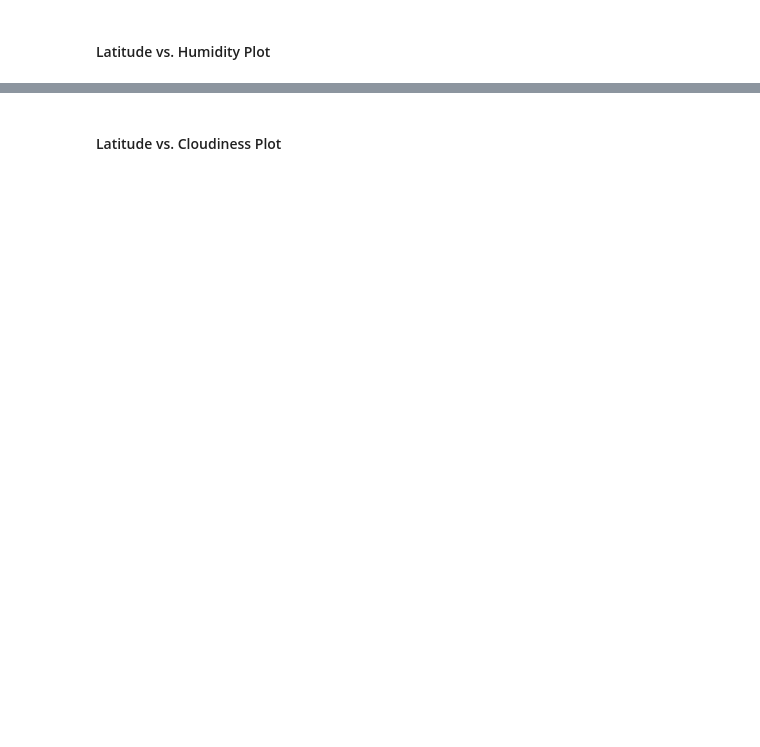
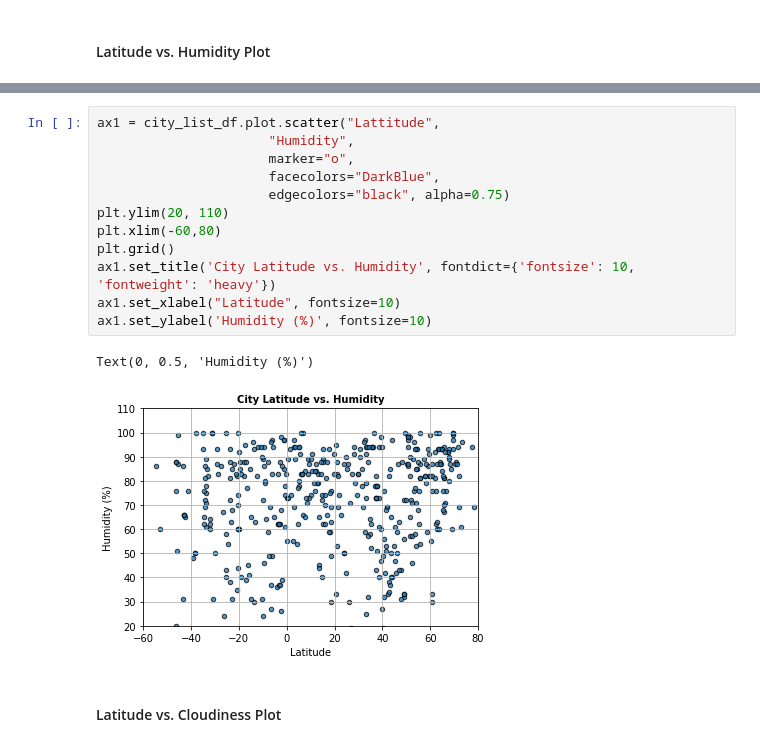
Before and after one commit to shargr2/OpenWeatherMap-API-Analysis-Project, a Jupyter notebook: WeatherPy.ipynb, the cells around one changed output, grey strips where cells are left out. Saved outputs shown, nothing was run; the diff lists cells and outputs as text; blank space fills up the shorter version.

```diff
--- a/WeatherPy.ipynb
+++ b/WeatherPy.ipynb
@@ -142,2 +153,17 @@ dtype: int64
+# %%
+ax1 = city_list_df.plot.scatter("Lattitude",
+                      "Humidity",
+                      marker="o",
+                      facecolors="DarkBlue",
+                      edgecolors="black", alpha=0.75)
+plt.ylim(20, 110)
+plt.xlim(-60,80)
+plt.grid()
+ax1.set_title('City Latitude vs. Humidity', fontdict={'fontsize': 10, 'fontweight': 'heavy'})
+ax1.set_xlabel("Latitude", fontsize=10)
+ax1.set_ylabel('Humidity (%)', fontsize=10)
+# %% [output]
+Text(0, 0.5, 'Humidity (%)')
+[figure, added]
 # %% [markdown]
 #### Latitude vs. Cloudiness Plot
```
Also changed, not shown: parts of 16 cells of this notebook, 2 other files.
